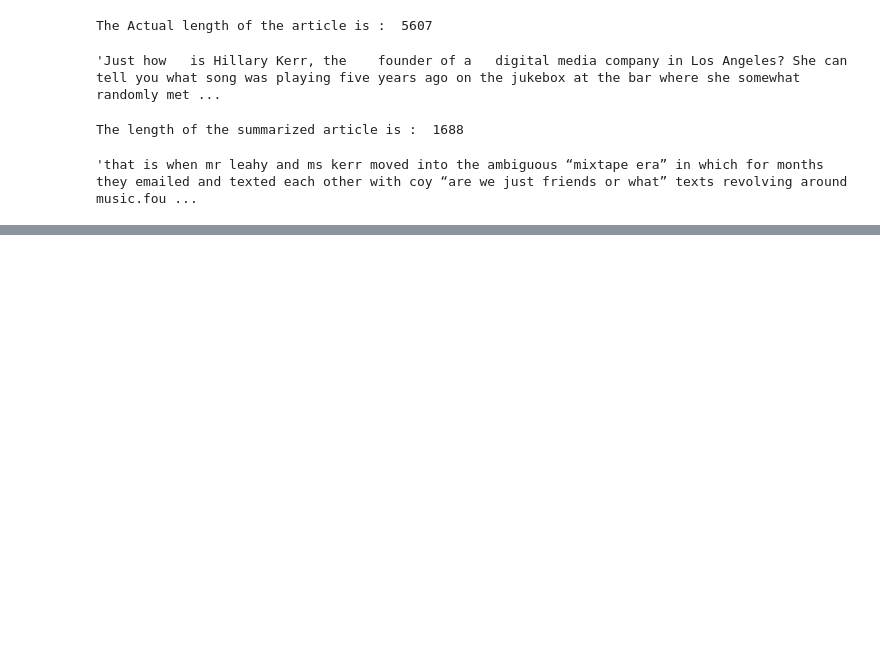
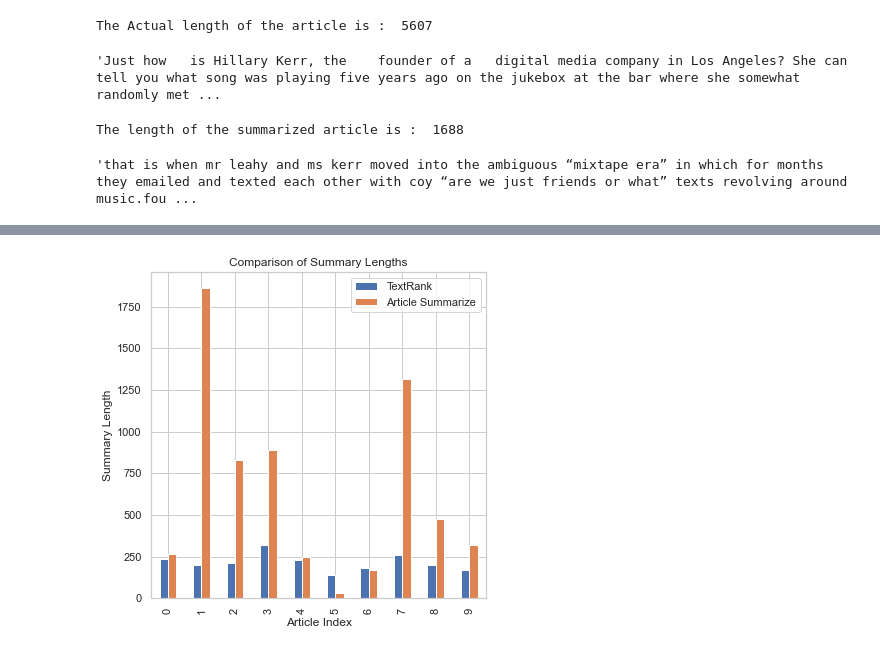
Before and after one commit to sushB2/Text-Summarize, a Jupyter notebook: text-summarizer-using-nlp.ipynb, the cells around one changed output, grey strips where cells are left out. Saved outputs shown, nothing was run; the diff lists cells and outputs as text; code cells hidden in the pictures; blank space fills up the shorter version.

```diff
--- a/text-summarizer-using-nlp.ipynb
+++ b/text-summarizer-using-nlp.ipynb
@@ -679,0 +724,25 @@ Article Summarize BLEU Score: 0.04924285571841851
+# %%
+import matplotlib.pyplot as plt
+
+# Assuming you have summaries generated from both methods
+textrank_summaries = [textrank_summarize(article) for article in df['article'][0:10]]
+article_summaries = article_summarize(df['article'][0:10])
+
+# Calculate summary lengths
+textrank_lengths = [len(summary.split()) for summary in textrank_summaries]
+article_lengths = [len(summary.split()) for summary in article_summaries]
+
+# Create a DataFrame for plotting
+summary_lengths_df = pd.DataFrame({
+    'TextRank': textrank_lengths,
+    'Article Summarize': article_lengths
+})
+
+# Plot the summary lengths
+summary_lengths_df.plot(kind='bar', figsize=(6, 6))
+plt.title('Comparison of Summary Lengths')
+plt.xlabel('Article Index')
+plt.ylabel('Summary Length')
+plt.show()
+# %% [output]
+[figure, added]
```
Also changed, not shown: parts of 6 cells of this notebook.
